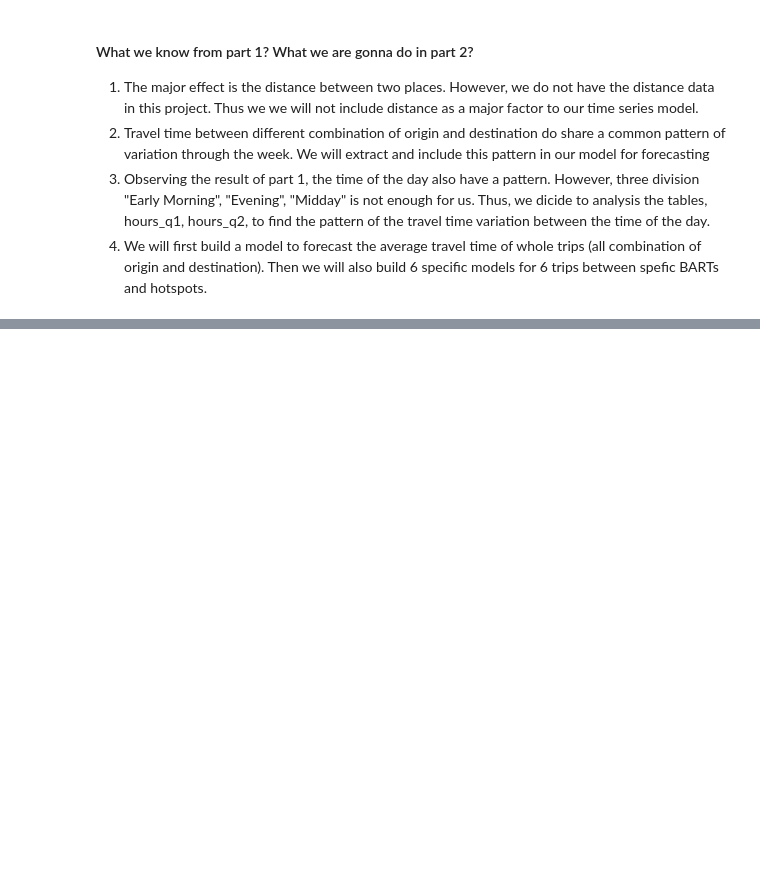
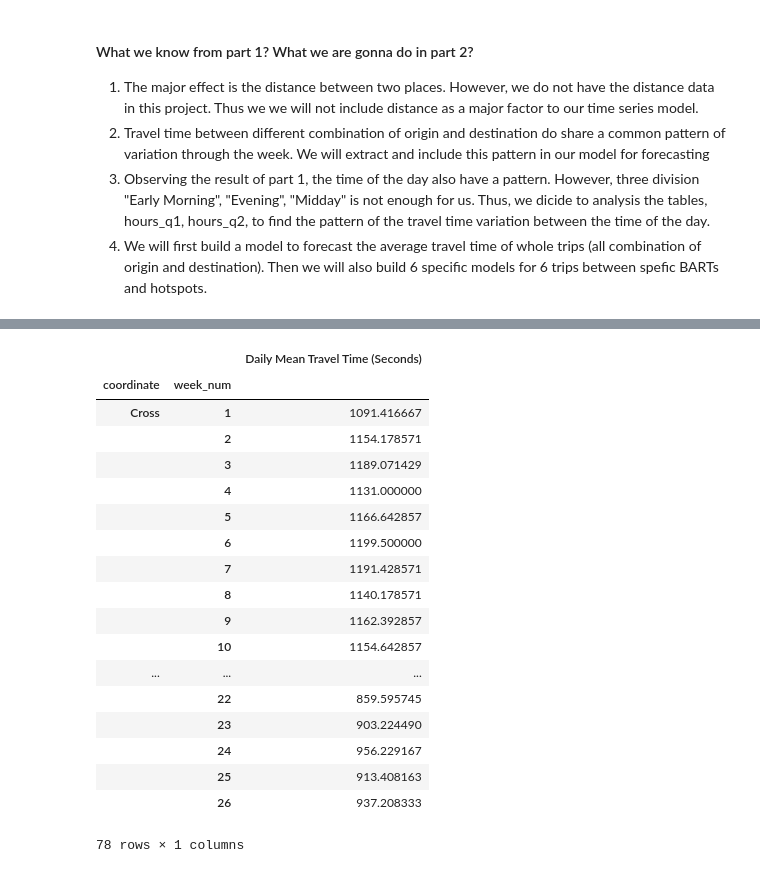
Before and after one commit to ctwayen/Datahack-2020, a Jupyter notebook: cleaner.ipynb, the cells around one changed output, grey strips where cells are left out. Drawn from its saved outputs; the diff is of its cells as text; code cells hidden in the pictures; blank space fills up the shorter version.

Commit message:
second third

```diff
--- a/cleaner.ipynb
+++ b/cleaner.ipynb
@@ -566,3 +567,29 @@ The pattern of the day of the week
 # %% [markdown]
 The visualization of all dates
 ![visualall](Dataset/compare_date_daily.png)
+# %%
+# now lets plot the data that for every week (by doing this, we divide the weekly pattern out)
+week_num = compare['Date'].apply(lambda x: x.isocalendar()[1]) # get the week number
+compare = compare.assign(**{"week_num": week_num})
+compare_wk = compare.groupby(["coordinate", "week_num"])['Daily Mean Travel Time (Seconds)'].mean().to_frame()
+compare_wk
+# %% [output]
+|  |  | Daily Mean Travel Time (Seconds) |
+| coordinate | week_num |  |
+| Cross | 1 | 1091.416667 |
+|  | 2 | 1154.178571 |
+|  | 3 | 1189.071429 |
+|  | 4 | 1131.000000 |
+|  | 5 | 1166.642857 |
+|  | 6 | 1199.500000 |
+|  | 7 | 1191.428571 |
+|  | 8 | 1140.178571 |
+|  | 9 | 1162.392857 |
+|  | 10 | 1154.642857 |
+| ... | ... | ... |
+|  | 22 | 859.595745 |
+|  | 23 | 903.224490 |
+|  | 24 | 956.229167 |
+|  | 25 | 913.408163 |
+|  | 26 | 937.208333 |
+78 rows × 1 columns
```
Also changed, not shown: parts of 2 cells of this notebook, 1 other file.
